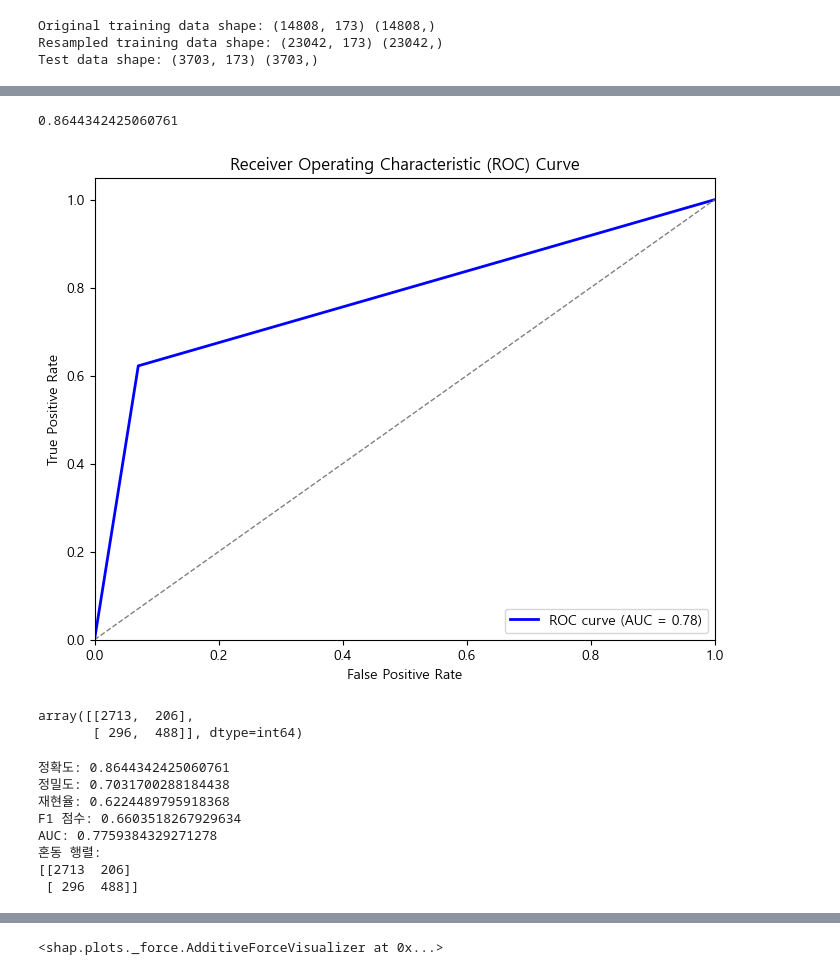
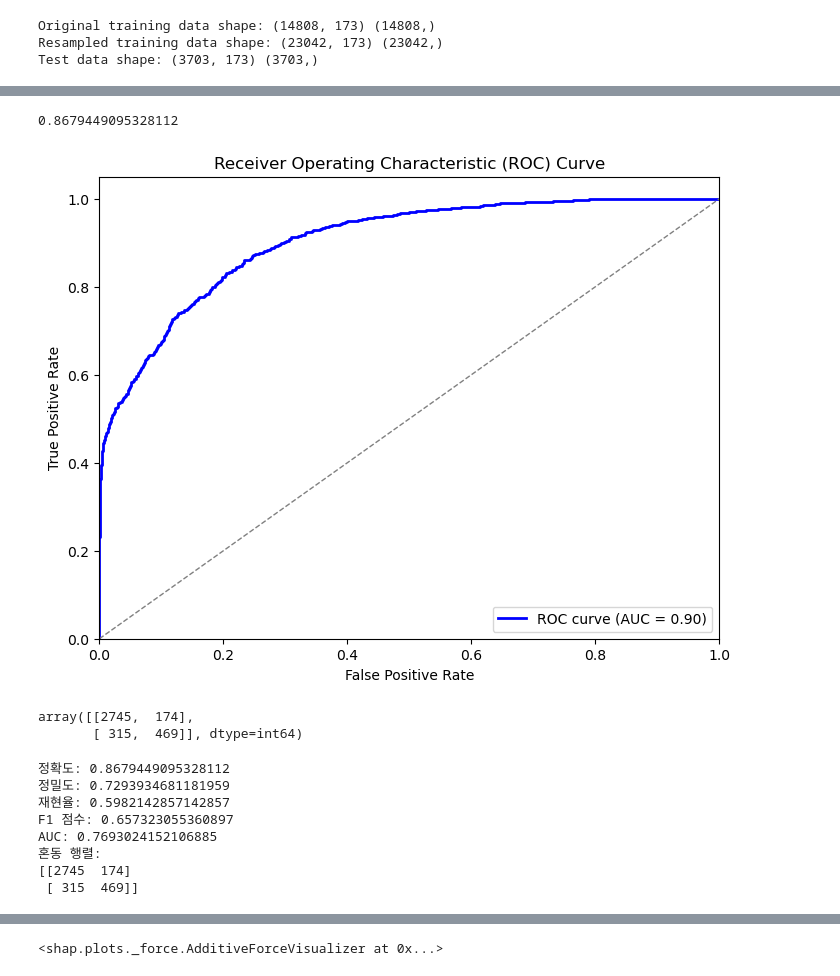
Before and after one commit to jhan0121/Independent-Capstone-Design, a Jupyter notebook: code/model.ipynb, the cells around one changed output, grey strips where cells are left out. Drawn from its saved outputs; the diff is of its cells as text; code cells hidden in the pictures.

```diff
--- a/code/model.ipynb
+++ b/code/model.ipynb
@@ -182,7 +182,7 @@ Test data shape: (3703, 173) (3703,)
 X_train = X_train_resampled
 y_train = y_train_resampled
 # XGBModel = XGBClassifier(tree_method='gpu_hist', gpu_id=0, enable_categorical=True)
-XGBModel = XGBClassifier(device='cuda')
+XGBModel = XGBClassifier(device='cuda', colsample_bytree = 0.8, gamma = 0, learning_rate = 0.1, max_depth = 7, n_estimators= 300, enable_categorical=True)
 XGBModel.fit(X_train, y_train)
 # %% [output]
 XGBClassifier(base_score=None, booster=None, callbacks=None,
@@ -228,33 +241,33 @@ Fitting 5 folds for each of 800 candidates, totalling 4000 fits
 # %%
 XGBModel.score(X_test, y_test)
 # %% [output]
-0.8644342425060761
+0.8679449095328112
 # %%
 # Calculate ROC curve
-y_pred = XGBModel.predict(X_test)
-fpr, tpr, thresholds = roc_curve(y_test, y_pred)
+y_prob = XGBModel.predict_proba(X_test)[:, 1]
+fpr, tpr, thresholds = roc_curve(y_test, y_prob)
 
 # Calculate AUC
-auc = roc_auc_score(y_test, y_pred)
+auc = roc_auc_score(y_test, y_prob)
 
 # Plot ROC curve
 plt.figure(figsize=(8, 6))
 plt.plot(fpr, tpr, color='blue', lw=2, label='ROC curve (AUC = {:.2f})'.format(auc))
 plt.plot([0, 1], [0, 1], color='gray', lw=1, linestyle='--')
 plt.xlim([0.0, 1.0])
 plt.ylim([0.0, 1.05])
 plt.xlabel('False Positive Rate')
 plt.ylabel('True Positive Rate')
 plt.title('Receiver Operating Characteristic (ROC) Curve')
 plt.legend(loc="lower right")
 plt.show()
 # %% [output]
-[figure, old version]
+[figure, new version]
 # %%
 confusion_matrix(y_test, XGBModel.predict(X_test))
 # %% [output]
-array([[2713,  206],
-       [ 296,  488]], dtype=int64)
+array([[2745,  174],
+       [ 315,  469]], dtype=int64)
 # %%
 from sklearn.metrics import accuracy_score, precision_score, recall_score, f1_score, roc_auc_score, roc_curve, confusion_matrix
 
@@ -281,22 +294,19 @@ print("F1 점수:", f1)
 auc = roc_auc_score(y_test, y_pred)
 print("AUC:", auc)
 
-# ROC 곡선 계산
-fpr, tpr, thresholds = roc_curve(y_test, y_pred)
-
 # 혼동 행렬 출력
 conf_matrix = confusion_matrix(y_test, y_pred)
 print("혼동 행렬:")
 print(conf_matrix)
 # %% [output]
-정확도: 0.8644342425060761
-정밀도: 0.7031700288184438
-재현율: 0.6224489795918368
-F1 점수: 0.6603518267929634
-AUC: 0.7759384329271278
+정확도: 0.8679449095328112
+정밀도: 0.7293934681181959
+재현율: 0.5982142857142857
+F1 점수: 0.657323055360897
+AUC: 0.7693024152106885
 혼동 행렬:
-[[2713  206]
- [ 296  488]]
+[[2745  174]
+ [ 315  469]]
 # %%
 # Assuming you have a model that provides feature importances (e.g., XGBoost)
 importances = XGBModel.feature_importances_
```
Also changed, not shown: parts of 9 cells of this notebook, 6 other files.
